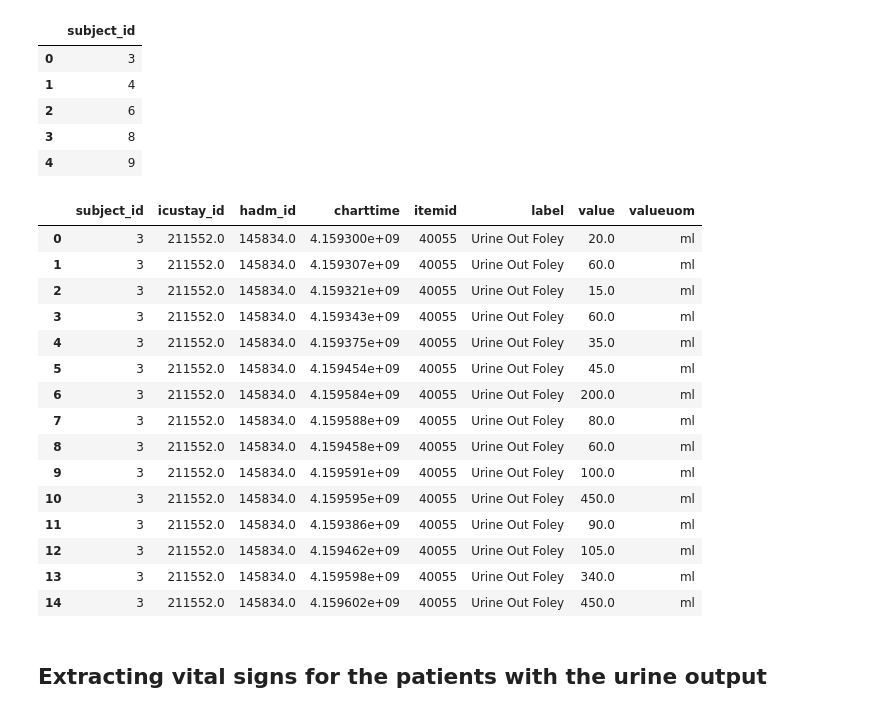
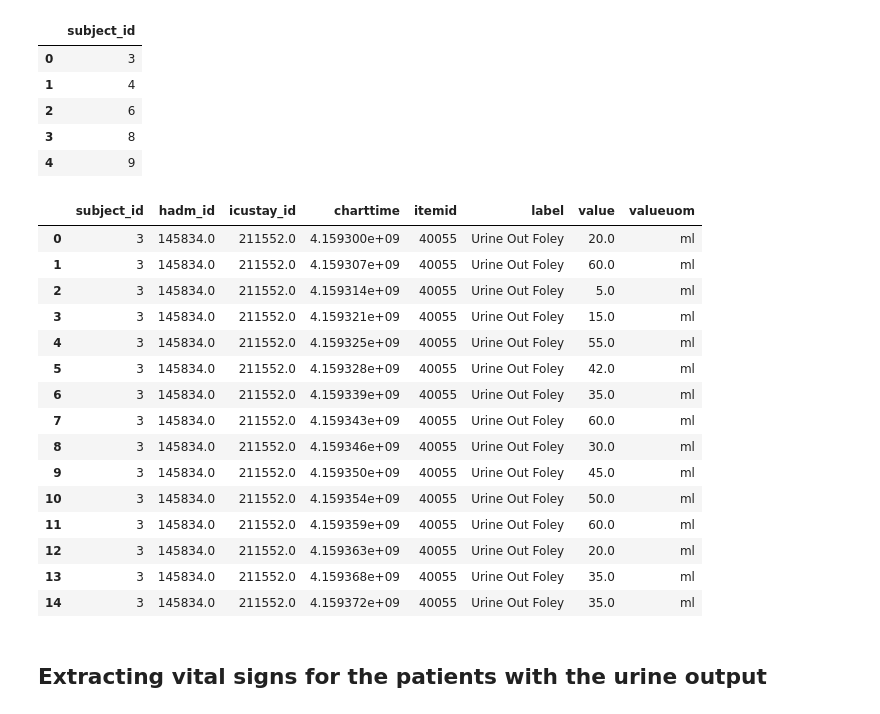
Before and after one commit to dhruvsharma15/mimic-iii-analysis, a Jupyter notebook: AKI_data_extraction.ipynb, the cells around one changed output. Saved outputs shown, nothing was run; the diff lists cells and outputs as text; code cells hidden in the pictures.

```diff
--- a/AKI_data_extraction.ipynb
+++ b/AKI_data_extraction.ipynb
@@ -67,53 +67,53 @@ with ids as
 (
     with dat as
     (
         select oe.subject_id, count(*)
         from outputevents oe
         inner join d_items d on oe.itemid = d.itemid
         where d.itemid in (40055,43175,40069,40094,40715,40473,40085,40057,40056,40405,40428,40096,40651,226559,226560,
         227510,226561,227489,226584,226563,226564,226565,226557,226558) and oe.valueuom is not NULL
         group by oe.subject_id
     )
     select dat.subject_id
     from dat
 ),
 data as
 (
-    select le.subject_id, le.icustay_id, le.hadm_id, le.itemid, d.label, le.charttime, le.value, le.valueuom
+    select le.subject_id, le.hadm_id, le.icustay_id, le.itemid, d.label, le.charttime, le.value, le.valueuom
     from outputevents le
     inner join d_items d on le.itemid = d.itemid
     where d.itemid in (40055,43175,40069,40094,40715,40473,40085,40057,40056,40405,40428,40096,40651,226559,226560,
     227510,226561,227489,226584,226563,226564,226565,226557,226558) and le.valueuom is not NULL
-    order by le.subject_id,le.charttime
+    order by le.subject_id,le.hadm_id, le.icustay_id, le.charttime
 )
-select data.subject_id, data.icustay_id, data.hadm_id, extract(epoch from data.charttime) as charttime, data.itemid, data.label,
+select data.subject_id, data.hadm_id, data.icustay_id, extract(epoch from data.charttime) as charttime, data.itemid, data.label,
 data.value, data.valueuom
 from data
 left join ids
 on data.subject_id = ids.subject_id
-order by data.subject_id;
+order by data.subject_id, data.hadm_id, data.icustay_id, charttime;
 """
 
 data = pd.read_sql_query(query,con)
 data.to_csv(os.path.join(export_dir,'urine_output.csv'),index=False,sep=',')
 data.head(n=15)
 # %% [output]
-|  | subject_id | icustay_id | hadm_id | charttime | itemid | label | value | valueuom |
-| 0 | 3 | 211552.0 | 145834.0 | 4.159300e+09 | 40055 | Urine Out Foley | 20.0 | ml |
-| 1 | 3 | 211552.0 | 145834.0 | 4.159307e+09 | 40055 | Urine Out Foley | 60.0 | ml |
-| 2 | 3 | 211552.0 | 145834.0 | 4.159321e+09 | 40055 | Urine Out Foley | 15.0 | ml |
-| 3 | 3 | 211552.0 | 145834.0 | 4.159343e+09 | 40055 | Urine Out Foley | 60.0 | ml |
-| 4 | 3 | 211552.0 | 145834.0 | 4.159375e+09 | 40055 | Urine Out Foley | 35.0 | ml |
-| 5 | 3 | 211552.0 | 145834.0 | 4.159454e+09 | 40055 | Urine Out Foley | 45.0 | ml |
-| 6 | 3 | 211552.0 | 145834.0 | 4.159584e+09 | 40055 | Urine Out Foley | 200.0 | ml |
-| 7 | 3 | 211552.0 | 145834.0 | 4.159588e+09 | 40055 | Urine Out Foley | 80.0 | ml |
-| 8 | 3 | 211552.0 | 145834.0 | 4.159458e+09 | 40055 | Urine Out Foley | 60.0 | ml |
-| 9 | 3 | 211552.0 | 145834.0 | 4.159591e+09 | 40055 | Urine Out Foley | 100.0 | ml |
-| 10 | 3 | 211552.0 | 145834.0 | 4.159595e+09 | 40055 | Urine Out Foley | 450.0 | ml |
-| 11 | 3 | 211552.0 | 145834.0 | 4.159386e+09 | 40055 | Urine Out Foley | 90.0 | ml |
-| 12 | 3 | 211552.0 | 145834.0 | 4.159462e+09 | 40055 | Urine Out Foley | 105.0 | ml |
-| 13 | 3 | 211552.0 | 145834.0 | 4.159598e+09 | 40055 | Urine Out Foley | 340.0 | ml |
-| 14 | 3 | 211552.0 | 145834.0 | 4.159602e+09 | 40055 | Urine Out Foley | 450.0 | ml |
+|  | subject_id | hadm_id | icustay_id | charttime | itemid | label | value | valueuom |
+| 0 | 3 | 145834.0 | 211552.0 | 4.159300e+09 | 40055 | Urine Out Foley | 20.0 | ml |
+| 1 | 3 | 145834.0 | 211552.0 | 4.159307e+09 | 40055 | Urine Out Foley | 60.0 | ml |
+| 2 | 3 | 145834.0 | 211552.0 | 4.159314e+09 | 40055 | Urine Out Foley | 5.0 | ml |
+| 3 | 3 | 145834.0 | 211552.0 | 4.159321e+09 | 40055 | Urine Out Foley | 15.0 | ml |
+| 4 | 3 | 145834.0 | 211552.0 | 4.159325e+09 | 40055 | Urine Out Foley | 55.0 | ml |
+| 5 | 3 | 145834.0 | 211552.0 | 4.159328e+09 | 40055 | Urine Out Foley | 42.0 | ml |
+| 6 | 3 | 145834.0 | 211552.0 | 4.159339e+09 | 40055 | Urine Out Foley | 35.0 | ml |
+| 7 | 3 | 145834.0 | 211552.0 | 4.159343e+09 | 40055 | Urine Out Foley | 60.0 | ml |
+| 8 | 3 | 145834.0 | 211552.0 | 4.159346e+09 | 40055 | Urine Out Foley | 30.0 | ml |
+| 9 | 3 | 145834.0 | 211552.0 | 4.159350e+09 | 40055 | Urine Out Foley | 45.0 | ml |
+| 10 | 3 | 145834.0 | 211552.0 | 4.159354e+09 | 40055 | Urine Out Foley | 50.0 | ml |
+| 11 | 3 | 145834.0 | 211552.0 | 4.159359e+09 | 40055 | Urine Out Foley | 60.0 | ml |
+| 12 | 3 | 145834.0 | 211552.0 | 4.159363e+09 | 40055 | Urine Out Foley | 20.0 | ml |
+| 13 | 3 | 145834.0 | 211552.0 | 4.159368e+09 | 40055 | Urine Out Foley | 35.0 | ml |
+| 14 | 3 | 145834.0 | 211552.0 | 4.159372e+09 | 40055 | Urine Out Foley | 35.0 | ml |
 # %% [markdown]
 ## Extracting vital signs for the patients with the urine output
 # %% [markdown]
```
Also changed, not shown: parts of 3 cells of this notebook, 1 other file.
